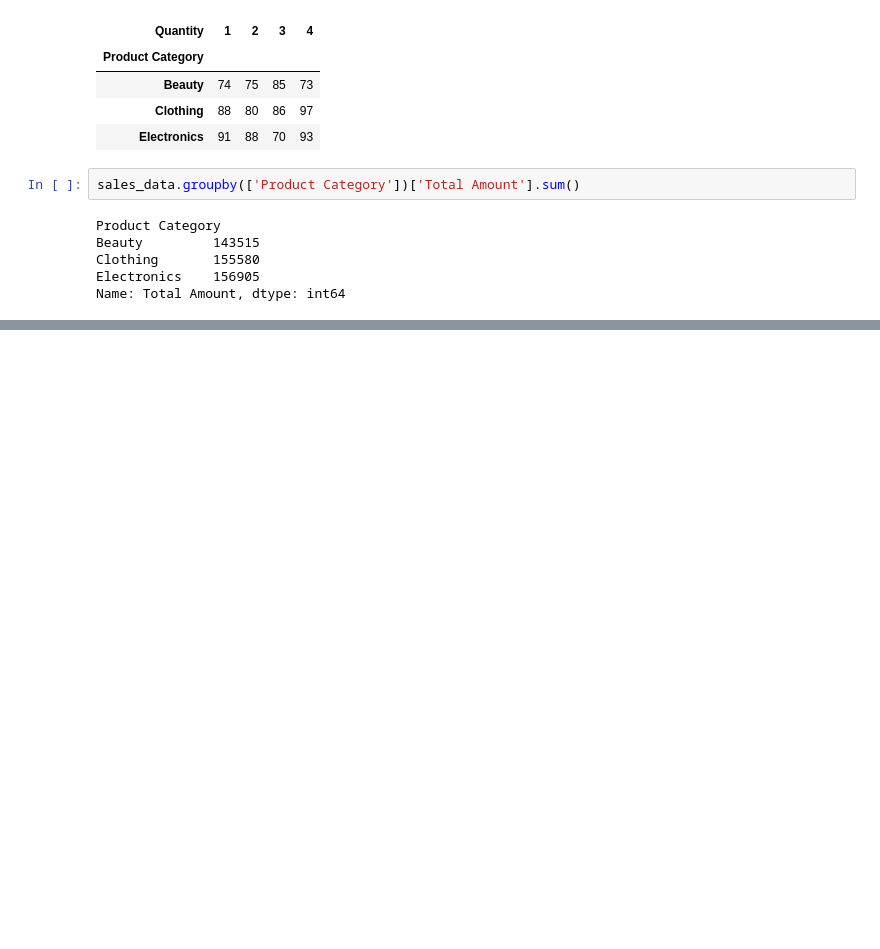
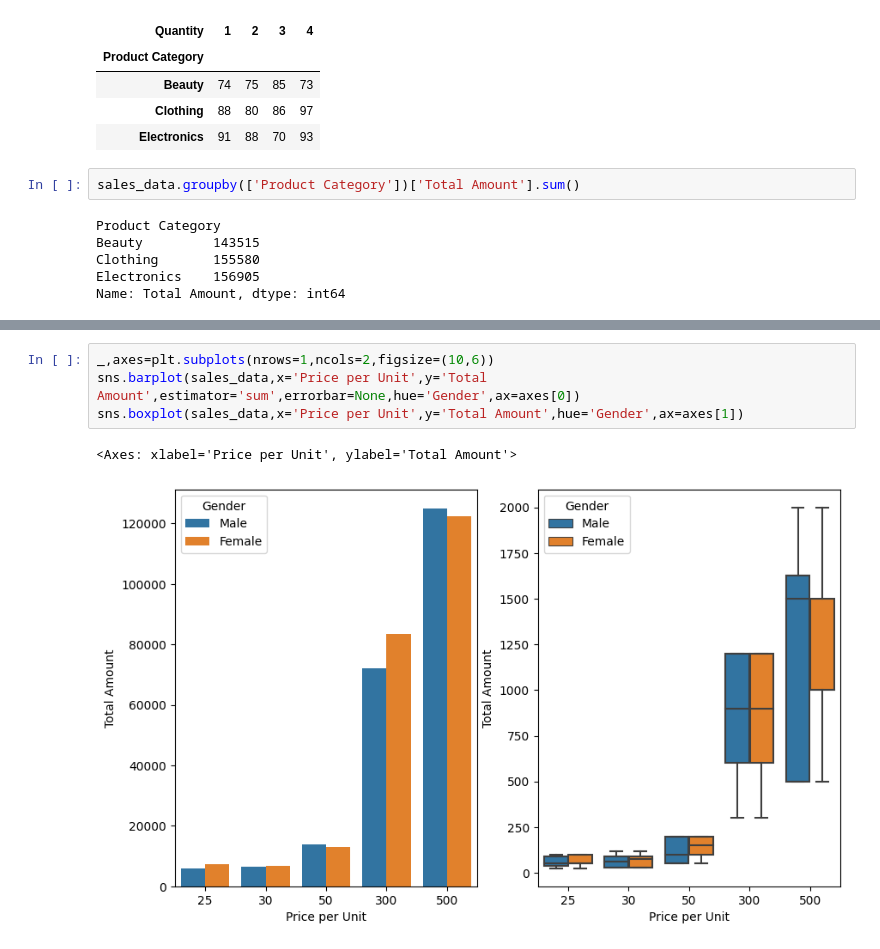
Before and after one commit to rajashreemunoli/2024_Women_Who_Code_Kaggle_EDA_Challenge, a Jupyter notebook: 2024-wwc-eda-challenge-retail-sales.ipynb, the cells around one changed output, grey strips where cells are left out. Saved outputs shown, nothing was run; the diff lists cells and outputs as text; blank space fills up the shorter version.

```diff
--- a/2024-wwc-eda-challenge-retail-sales.ipynb
+++ b/2024-wwc-eda-challenge-retail-sales.ipynb
@@ -363,0 +401,7 @@ Name: Total Amount, dtype: int64
+# %%
+_,axes=plt.subplots(nrows=1,ncols=2,figsize=(10,6))
+sns.barplot(sales_data,x='Price per Unit',y='Total Amount',estimator='sum',errorbar=None,hue='Gender',ax=axes[0])
+sns.boxplot(sales_data,x='Price per Unit',y='Total Amount',hue='Gender',ax=axes[1])
+# %% [output]
+<Axes: xlabel='Price per Unit', ylabel='Total Amount'>
+[figure, added]
```
Also changed, not shown: parts of 9 cells of this notebook.
